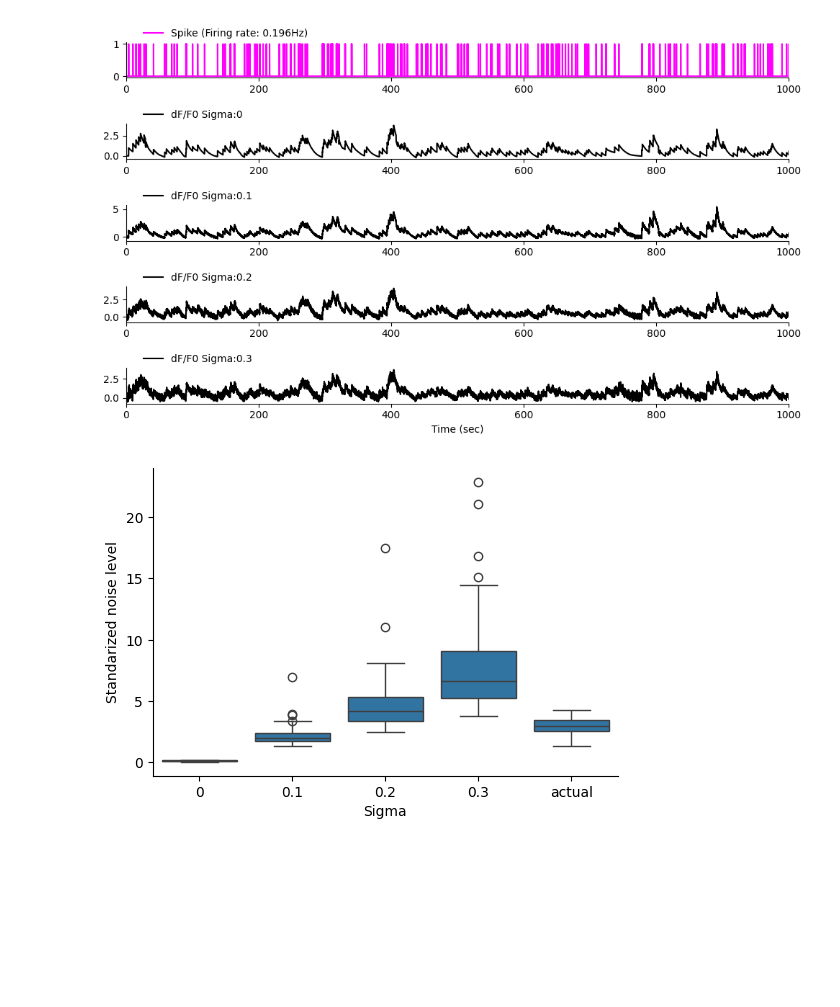
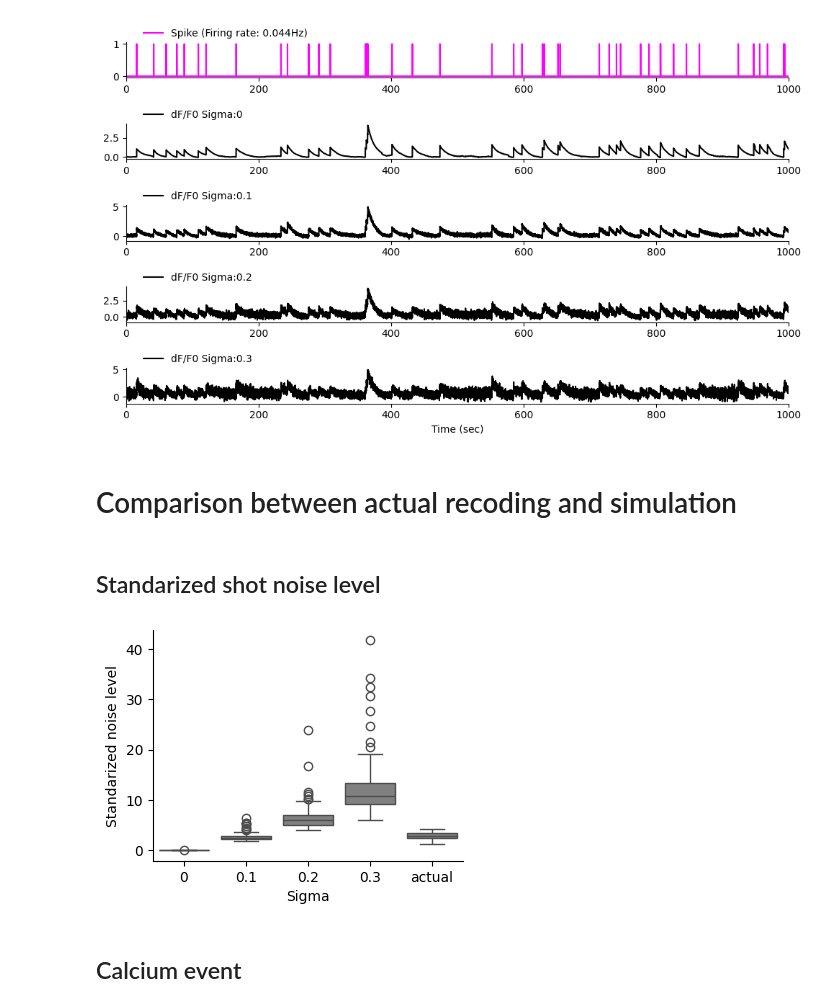
Before and after one commit to yoshihito-saito/Spike_deconvolution_simulation, a Jupyter notebook: Simulate_Deconvolution.ipynb, the cells around one changed output. Cells and saved outputs as stored; diff of their text form; code cells hidden in the pictures; blank space fills up the shorter version.

```diff
--- a/Simulate_Deconvolution.ipynb
+++ b/Simulate_Deconvolution.ipynb
@@ -126,13 +134,14 @@ def calc_dF_F(F, sf_imaging, win_baseline=60):
     dF_F = Fcorr/Fbase
     return Fcorr, dF_F
 # %%
-# Generate spike trains
+# Parameters for spike train generation
 np.random.seed(0)
-N_Neuron = 100
-# rate=np.random.uniform(.005, .05, N_Neuron)
-rate=np.random.uniform(.005, .2, N_Neuron)
-duration=1000
-sf_ephys=10000
+N_Neuron = 100 # Number of neurons
+rate=np.random.uniform(.005, .05, N_Neuron) # Firing rate distribution
+duration=1000 #simulation duration in seconds
+sf_ephys=10000 #sampling frequency of spiking
+
+# Generate spike trains for N_Neurons
 Spike_train = np.zeros([N_Neuron,int(duration*sf_ephys)])
 for i in range(N_Neuron):
     t_ephys, spike_times=generate_spikes(rate=rate[i], duration=duration, sf_ephys=sf_ephys)
@@ -160,6 +169,7 @@ for i in Ca_dynamics_all.keys():
     Fcorr_sim_all.update({i:Fcorr_sim})
     dF_F_sim_all.update({i:dF_F_sim})
 # %%
+# Plot example neuron
 Cell_id=20
 plt.figure(figsize=(10,6), tight_layout=True)
 plt.subplot(len(dF_F_sim_all.keys())+1,1,1)
@@ -176,4 +186,4 @@ sns.despine()
 
 plt.subplots_adjust(wspace=0.4, hspace=0.6)
 # %% [output]
-[figure, old version]
+[figure, new version]
@@ -185,20 +190,32 @@ for i in dF_F_sim_all.keys():
+# %% [markdown]
+# Comparison between actual recoding and simulation
+# %% [markdown]
+## Standarized shot noise level
+# %%
+standarized_noise_level_actual = np.median(abs(np.diff(cell_dF_F,axis=1)*100)/np.sqrt(fs),axis=1)
+standarized_noise_level_all={}
+for i in dF_F_sim_all.keys():
+    standarized_noise_level = np.median(abs(np.diff(dF_F_sim_all[i],axis=1)*100)/np.sqrt(sf_imaging),axis=1)
+    standarized_noise_level_all.update({i:standarized_noise_level})
 # %%
 data = {'Key': [],'Value': []}
 for key, values in standarized_noise_level_all.items():
     data['Key'].extend([key] * len(values))
     data['Value'].extend(values)
-data['Key'].extend(['actual'] * len(noise_level_actual))
-data['Value'].extend(noise_level_actual)
+data['Key'].extend(['actual'] * len(standarized_noise_level_actual))
+data['Value'].extend(standarized_noise_level_actual)
 df = pd.DataFrame(data)
 # Seabornを使用してViolin plotを作成
-plt.figure(figsize=(6, 4))
-sns.boxplot(x='Key', y='Value', data=df)
+plt.figure(figsize=(4, 3), dpi=100)
+sns.boxplot(x='Key', y='Value', data=df, color='gray')
 plt.xlabel('Sigma')
 plt.ylabel('Standarized noise level')
 # plt.yscale('log')
 sns.despine()
 # %% [output]
-[figure, old version]
+[figure, new version]
+# %% [markdown]
+## Calcium event
 # %%
 def calc_mean_waveform(dF_F_trace, window):
     peaks, _ = find_peaks(dF_F_trace, height=(0,5), distance=200, prominence=0.1, width=10)
```
Also changed, not shown: parts of 44 cells of this notebook.
